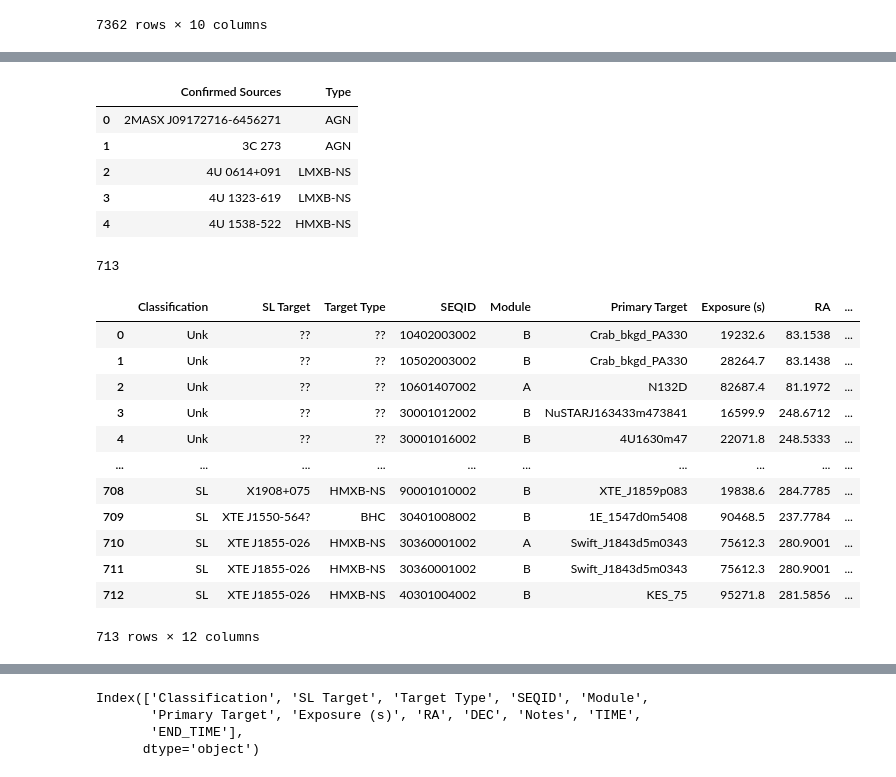
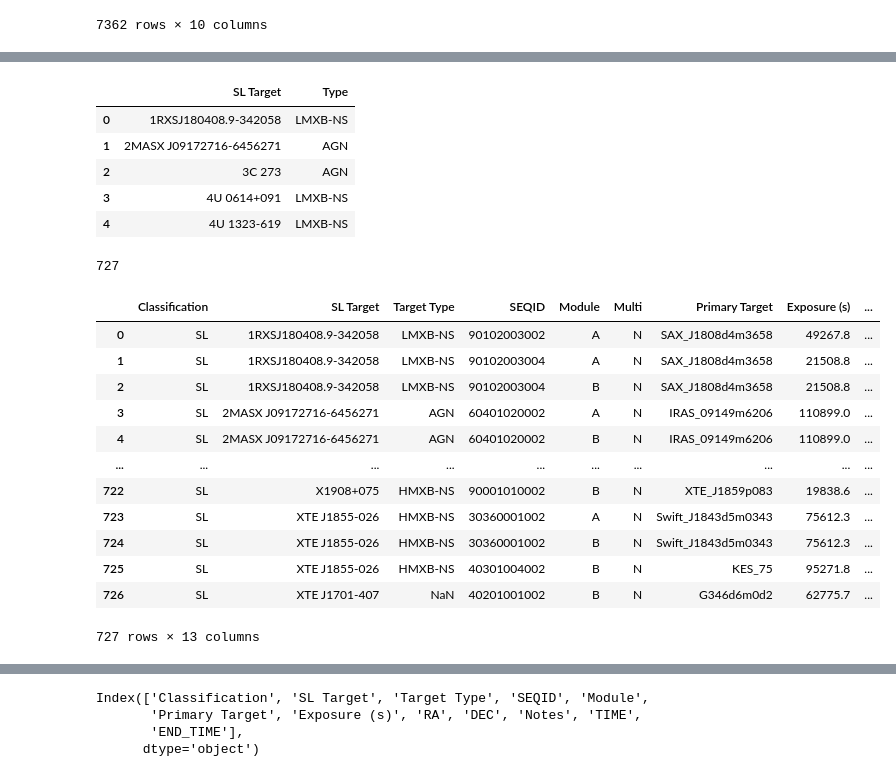
Before and after one commit to bwgref/straycats, a Jupyter notebook: catalog/TableParsing.ipynb, the cells around one changed output, grey strips where cells are left out. Cells and saved outputs as stored; diff of their text form; code cells hidden in the pictures.

Commit message:
Updated HTML table
Removed duplicates.

Added TIME column per #1

```diff
--- a/catalog/TableParsing.ipynb
+++ b/catalog/TableParsing.ipynb
@@ -87,49 +87,55 @@ df.head()
 # %%
 obj_type = pd.read_csv('csv/target_info.csv')
-green_list = ['Confirmed Sources', 'Type']
+green_list = ['SL Target', 'Type']
 for col in obj_type.columns:
     if col not in green_list:
         if col in obj_type.columns:
             obj_type = obj_type.drop(axis=1,labels=col)
 obj_type.head()
 # %% [output]
-|  | Confirmed Sources | Type |
-| 0 | 2MASX J09172716-6456271 | AGN |
-| 1 | 3C 273 | AGN |
-| 2 | 4U 0614+091 | LMXB-NS |
-| 3 | 4U 1323-619 | LMXB-NS |
-| 4 | 4U 1538-522 | HMXB-NS |
+|  | SL Target | Type |
+| 0 | 1RXSJ180408.9-342058 | LMXB-NS |
+| 1 | 2MASX J09172716-6456271 | AGN |
+| 2 | 3C 273 | AGN |
+| 3 | 4U 0614+091 | LMXB-NS |
+| 4 | 4U 1323-619 | LMXB-NS |
 # %%
 # Add target classification and target type
 
 df2 = df.copy()
 nrows = len(df2['SEQID'])
 print(nrows)
 
 classification= ['SL' for x in range(nrows) ]
 targ_type= ['??' for x in range(nrows) ]
 
 
 df2.insert(loc=0, column='Classification', value=classification)
 df2.insert(loc=2, column='Target Type', value=targ_type)
 
-for target, ttype in zip(obj_type['Confirmed Sources'], obj_type['Type']):
+for target, ttype in zip(obj_type['SL Target'], obj_type['Type']):
     df2.loc[df2['SL Target'] == target, 'Target Type'] = ttype
 
-df2.loc[df2['SL Target'] == '??', 'Classification'] = 'Unk'
+
+for id in ['Unkn', 'Complex', 'Faint', 'GR']:
+    df2.loc[df2['SL Target'] == id, 'Classification'] = id
+    df2.loc[df2['SL Target'] == id, 'SL Target'] = '??'
+
+
+
 df2
 # %% [output]
-713
+727
-|  | Classification | SL Target | Target Type | SEQID | Module | Primary Target | Exposure (s) | RA | ... |
-| 0 | Unk | ?? | ?? | 10402003002 | B | Crab_bkgd_PA330 | 19232.6 | 83.1538 | ... |
-| 1 | Unk | ?? | ?? | 10502003002 | B | Crab_bkgd_PA330 | 28264.7 | 83.1438 | ... |
-| 2 | Unk | ?? | ?? | 10601407002 | A | N132D | 82687.4 | 81.1972 | ... |
-| 3 | Unk | ?? | ?? | 30001012002 | B | NuSTARJ163433m473841 | 16599.9 | 248.6712 | ... |
-| 4 | Unk | ?? | ?? | 30001016002 | B | 4U1630m47 | 22071.8 | 248.5333 | ... |
+|  | Classification | SL Target | Target Type | SEQID | Module | Multi | Primary Target | Exposure (s) | ... |
+| 0 | SL | 1RXSJ180408.9-342058 | LMXB-NS | 90102003002 | A | N | SAX_J1808d4m3658 | 49267.8 | ... |
+| 1 | SL | 1RXSJ180408.9-342058 | LMXB-NS | 90102003004 | A | N | SAX_J1808d4m3658 | 21508.8 | ... |
+| 2 | SL | 1RXSJ180408.9-342058 | LMXB-NS | 90102003004 | B | N | SAX_J1808d4m3658 | 21508.8 | ... |
+| 3 | SL | 2MASX J09172716-6456271 | AGN | 60401020002 | A | N | IRAS_09149m6206 | 110899.0 | ... |
+| 4 | SL | 2MASX J09172716-6456271 | AGN | 60401020002 | B | N | IRAS_09149m6206 | 110899.0 | ... |
 | ... | ... | ... | ... | ... | ... | ... | ... | ... | ... |
-| 708 | SL | X1908+075 | HMXB-NS | 90001010002 | B | XTE_J1859p083 | 19838.6 | 284.7785 | ... |
-| 709 | SL | XTE J1550-564? | BHC | 30401008002 | B | 1E_1547d0m5408 | 90468.5 | 237.7784 | ... |
-| 710 | SL | XTE J1855-026 | HMXB-NS | 30360001002 | A | Swift_J1843d5m0343 | 75612.3 | 280.9001 | ... |
-| 711 | SL | XTE J1855-026 | HMXB-NS | 30360001002 | B | Swift_J1843d5m0343 | 75612.3 | 280.9001 | ... |
-| 712 | SL | XTE J1855-026 | HMXB-NS | 40301004002 | B | KES_75 | 95271.8 | 281.5856 | ... |
+| 722 | SL | X1908+075 | HMXB-NS | 90001010002 | B | N | XTE_J1859p083 | 19838.6 | ... |
+| 723 | SL | XTE J1855-026 | HMXB-NS | 30360001002 | A | N | Swift_J1843d5m0343 | 75612.3 | ... |
+| 724 | SL | XTE J1855-026 | HMXB-NS | 30360001002 | B | N | Swift_J1843d5m0343 | 75612.3 | ... |
+| 725 | SL | XTE J1855-026 | HMXB-NS | 40301004002 | B | N | KES_75 | 95271.8 | ... |
+| 726 | SL | XTE J1701-407 | NaN | 40201001002 | B | N | G346d6m0d2 | 62775.7 | ... |
-713 rows × 12 columns
+727 rows × 13 columns
```
Also changed, not shown: parts of 6 cells of this notebook, 3 other files.
